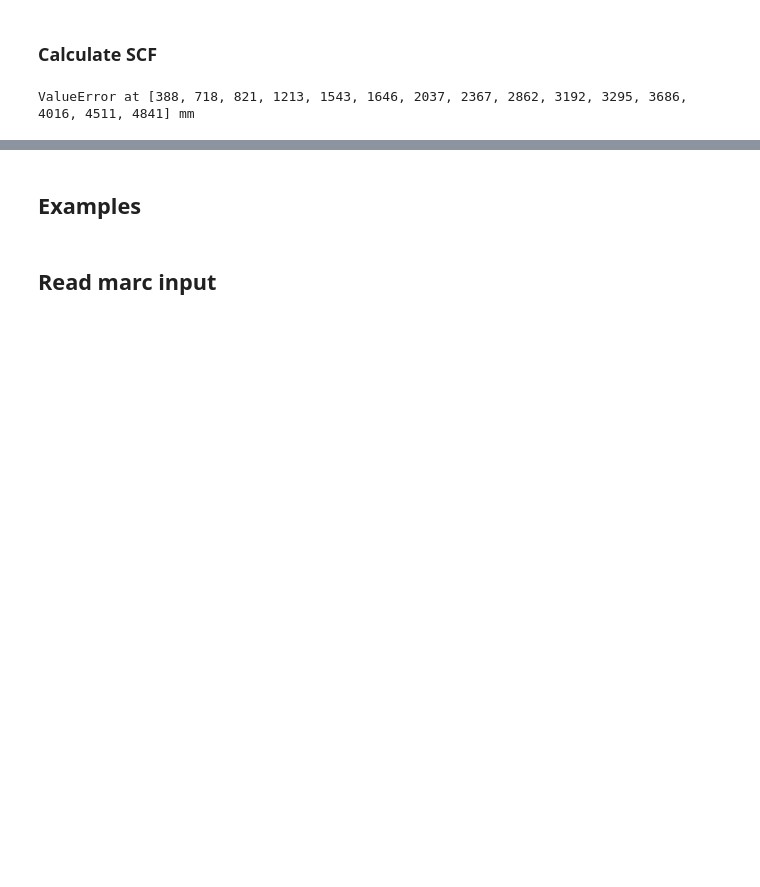
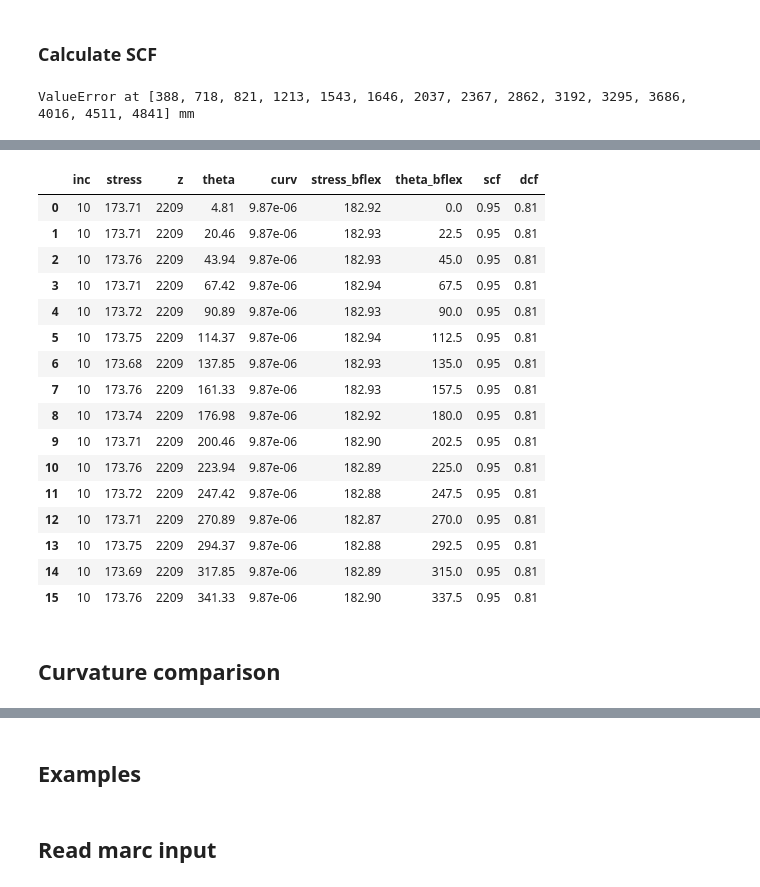
Before and after one commit to tom-are-grov-4ss/marc-bflex-ssc, a Jupyter notebook: Marc_tools_notebook.ipynb, the cells around one changed output, grey strips where cells are left out. Cells and saved outputs as stored; diff of their text form; code cells hidden in the pictures; blank space fills up the shorter version.

```diff
--- a/Marc_tools_notebook.ipynb
+++ b/Marc_tools_notebook.ipynb
@@ -442,0 +444,22 @@ plotly.offline.iplot(go.Figure(data=[trace], layout=layout))
+# %%
+df_scf[(df_scf.inc==10) & (df_scf.z==2209)]
+# %% [output]
+|  | inc | stress | z | theta | curv | stress_bflex | theta_bflex | scf | dcf |
+| 0 | 10 | 173.71 | 2209 | 4.81 | 9.87e-06 | 182.92 | 0.0 | 0.95 | 0.81 |
+| 1 | 10 | 173.71 | 2209 | 20.46 | 9.87e-06 | 182.93 | 22.5 | 0.95 | 0.81 |
+| 2 | 10 | 173.76 | 2209 | 43.94 | 9.87e-06 | 182.93 | 45.0 | 0.95 | 0.81 |
+| 3 | 10 | 173.71 | 2209 | 67.42 | 9.87e-06 | 182.94 | 67.5 | 0.95 | 0.81 |
+| 4 | 10 | 173.72 | 2209 | 90.89 | 9.87e-06 | 182.93 | 90.0 | 0.95 | 0.81 |
+| 5 | 10 | 173.75 | 2209 | 114.37 | 9.87e-06 | 182.94 | 112.5 | 0.95 | 0.81 |
+| 6 | 10 | 173.68 | 2209 | 137.85 | 9.87e-06 | 182.93 | 135.0 | 0.95 | 0.81 |
+| 7 | 10 | 173.76 | 2209 | 161.33 | 9.87e-06 | 182.93 | 157.5 | 0.95 | 0.81 |
+| 8 | 10 | 173.74 | 2209 | 176.98 | 9.87e-06 | 182.92 | 180.0 | 0.95 | 0.81 |
+| 9 | 10 | 173.71 | 2209 | 200.46 | 9.87e-06 | 182.90 | 202.5 | 0.95 | 0.81 |
+| 10 | 10 | 173.76 | 2209 | 223.94 | 9.87e-06 | 182.89 | 225.0 | 0.95 | 0.81 |
+| 11 | 10 | 173.72 | 2209 | 247.42 | 9.87e-06 | 182.88 | 247.5 | 0.95 | 0.81 |
+| 12 | 10 | 173.71 | 2209 | 270.89 | 9.87e-06 | 182.87 | 270.0 | 0.95 | 0.81 |
+| 13 | 10 | 173.75 | 2209 | 294.37 | 9.87e-06 | 182.88 | 292.5 | 0.95 | 0.81 |
+| 14 | 10 | 173.69 | 2209 | 317.85 | 9.87e-06 | 182.89 | 315.0 | 0.95 | 0.81 |
+| 15 | 10 | 173.76 | 2209 | 341.33 | 9.87e-06 | 182.90 | 337.5 | 0.95 | 0.81 |
+# %% [markdown]
+## Curvature comparison
```
Also changed, not shown: parts of 24 cells of this notebook.
